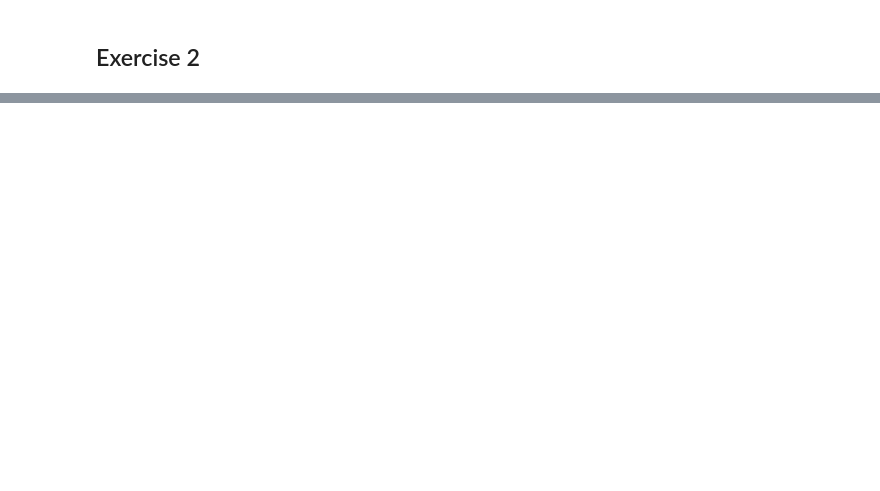
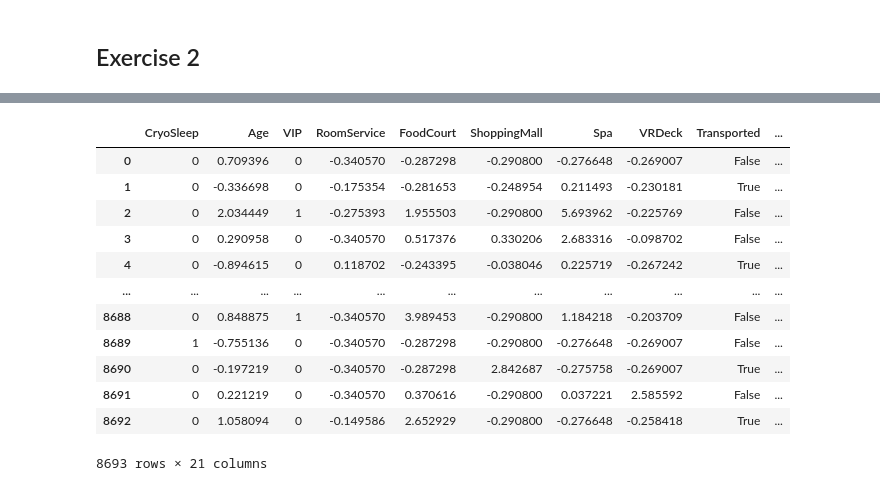
Before and after one commit to jeronimo-a/ann-dl-ex-01-25-2, a Jupyter notebook: notebooks/main.ipynb, the cells around one changed output, grey strips where cells are left out. Saved outputs shown, nothing was run; the diff lists cells and outputs as text; code cells hidden in the pictures; blank space fills up the shorter version.

```diff
--- a/notebooks/main.ipynb
+++ b/notebooks/main.ipynb
@@ -100,0 +226,6 @@ class_B_data_2d = pca.transform(class_B_data)
+# %%
+numerical_columns = ['Age', 'RoomService', 'FoodCourt', 'ShoppingMall', 'Spa', 'VRDeck']
+
+for column in numerical_columns:
+    mean_value = df_train[column].mean()
+    df_train[column].fillna(mean_value, inplace=True)
@@ -100,0 +257,5 @@ class_B_data_2d = pca.transform(class_B_data)
+# %%
+# one-hot encode categorical variables with more than two categories
+one_hot_encode_columns = ['HomePlanet', 'Destination', 'CabinDeck']
+df_train = pd.get_dummies(df_train, columns=one_hot_encode_columns, drop_first=True)
+print(df_train.head())
@@ -100,0 +280,25 @@ class_B_data_2d = pca.transform(class_B_data)
+# %%
+# calculate z-scores for numerical columns
+for column in numerical_columns:
+    df_train[column] = (df_train[column] - df_train[column].mean()) / df_train[column].std()
+# %%
+# change true and false to 1 and 0
+df_train['CryoSleep'] = df_train['CryoSleep'].astype(int)
+df_train['VIP'] = df_train['VIP'].astype(int)
+df_train['CabinSide'] = df_train['CabinSide'].map({'P': 1, 'S': 0})
+# %%
+df_train
+# %% [output]
+|  | CryoSleep | Age | VIP | RoomService | FoodCourt | ShoppingMall | Spa | VRDeck | Transported | ... |
+| 0 | 0 | 0.709396 | 0 | -0.340570 | -0.287298 | -0.290800 | -0.276648 | -0.269007 | False | ... |
+| 1 | 0 | -0.336698 | 0 | -0.175354 | -0.281653 | -0.248954 | 0.211493 | -0.230181 | True | ... |
+| 2 | 0 | 2.034449 | 1 | -0.275393 | 1.955503 | -0.290800 | 5.693962 | -0.225769 | False | ... |
+| 3 | 0 | 0.290958 | 0 | -0.340570 | 0.517376 | 0.330206 | 2.683316 | -0.098702 | False | ... |
+| 4 | 0 | -0.894615 | 0 | 0.118702 | -0.243395 | -0.038046 | 0.225719 | -0.267242 | True | ... |
+| ... | ... | ... | ... | ... | ... | ... | ... | ... | ... | ... |
+| 8688 | 0 | 0.848875 | 1 | -0.340570 | 3.989453 | -0.290800 | 1.184218 | -0.203709 | False | ... |
+| 8689 | 1 | -0.755136 | 0 | -0.340570 | -0.287298 | -0.290800 | -0.276648 | -0.269007 | False | ... |
+| 8690 | 0 | -0.197219 | 0 | -0.340570 | -0.287298 | 2.842687 | -0.275758 | -0.269007 | True | ... |
+| 8691 | 0 | 0.221219 | 0 | -0.340570 | 0.370616 | -0.290800 | 0.037221 | 2.585592 | False | ... |
+| 8692 | 0 | 1.058094 | 0 | -0.149586 | 2.652929 | -0.290800 | -0.276648 | -0.258418 | True | ... |
+8693 rows × 21 columns
```
Also changed, not shown: parts of 17 cells of this notebook, 3 other files.
